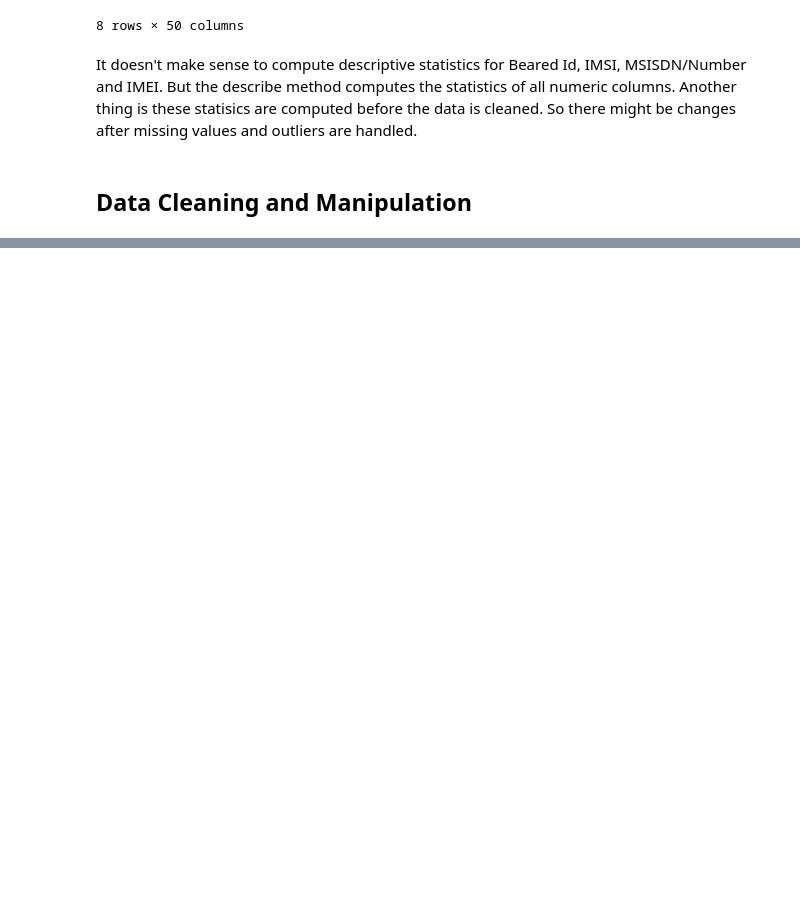
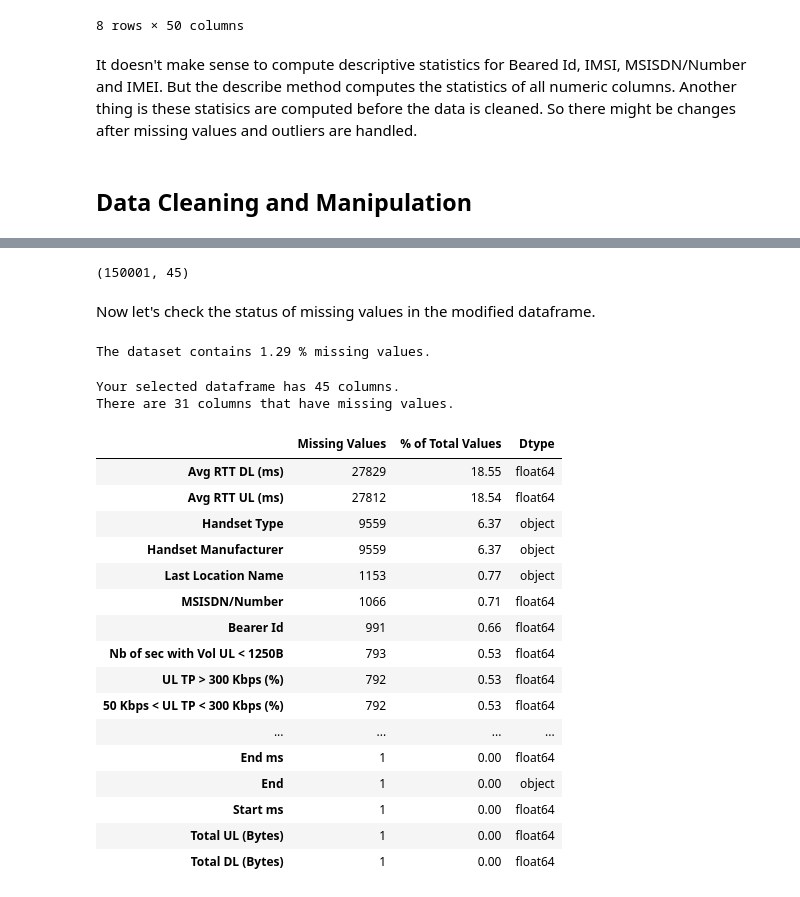
Before and after one commit to zelalemgetahun9374/TellCo-Data-Analysis, a Jupyter notebook: notebooks/User Overview analysis.ipynb, the cells around one changed output, grey strips where cells are left out. Cells and saved outputs as stored; diff of their text form; code cells hidden in the pictures; blank space fills up the shorter version.

```diff
--- a/notebooks/User Overview analysis.ipynb
+++ b/notebooks/User Overview analysis.ipynb
@@ -104,0 +200,3 @@ It doesn't make sense to compute descriptive statistics for Beared Id, IMSI, MSI
+# %%
+columns_to_be_removed = missing_df[missing_df['% of Total Values'] >= 30.00].index.tolist()
+columns_to_be_removed
@@ -104,0 +214,33 @@ It doesn't make sense to compute descriptive statistics for Beared Id, IMSI, MSI
+# %%
+tellco_clean = tellco_df.drop(columns_to_be_removed, axis=1)
+tellco_clean.shape
+# %% [output]
+(150001, 45)
+# %% [markdown]
+Now let's check the status of missing values in the modified dataframe.
+# %%
+percent_missing(tellco_clean)
+# %% [output]
+The dataset contains 1.29 % missing values.
+# %%
+missing_values_table(tellco_clean)
+# %% [output]
+Your selected dataframe has 45 columns.
+There are 31 columns that have missing values.
+|  | Missing Values | % of Total Values | Dtype |
+| Avg RTT DL (ms) | 27829 | 18.55 | float64 |
+| Avg RTT UL (ms) | 27812 | 18.54 | float64 |
+| Handset Type | 9559 | 6.37 | object |
+| Handset Manufacturer | 9559 | 6.37 | object |
+| Last Location Name | 1153 | 0.77 | object |
+| MSISDN/Number | 1066 | 0.71 | float64 |
+| Bearer Id | 991 | 0.66 | float64 |
+| Nb of sec with Vol UL < 1250B | 793 | 0.53 | float64 |
+| UL TP > 300 Kbps (%) | 792 | 0.53 | float64 |
+| 50 Kbps < UL TP < 300 Kbps (%) | 792 | 0.53 | float64 |
+| ... | ... | ... | ... |
+| End ms | 1 | 0.00 | float64 |
+| End | 1 | 0.00 | object |
+| Start ms | 1 | 0.00 | float64 |
+| Total UL (Bytes) | 1 | 0.00 | float64 |
+| Total DL (Bytes) | 1 | 0.00 | float64 |
```
Also changed, not shown: parts of 12 cells of this notebook.
